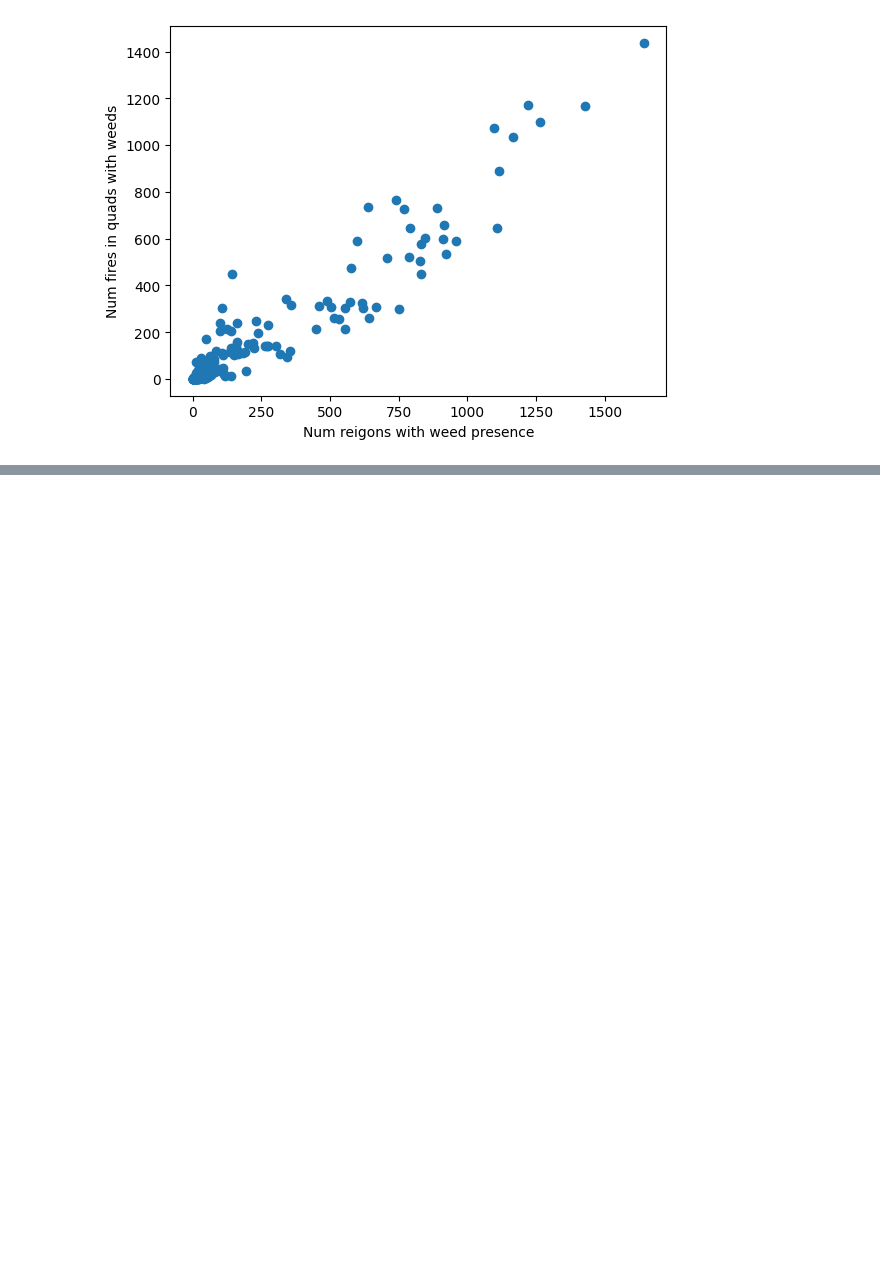
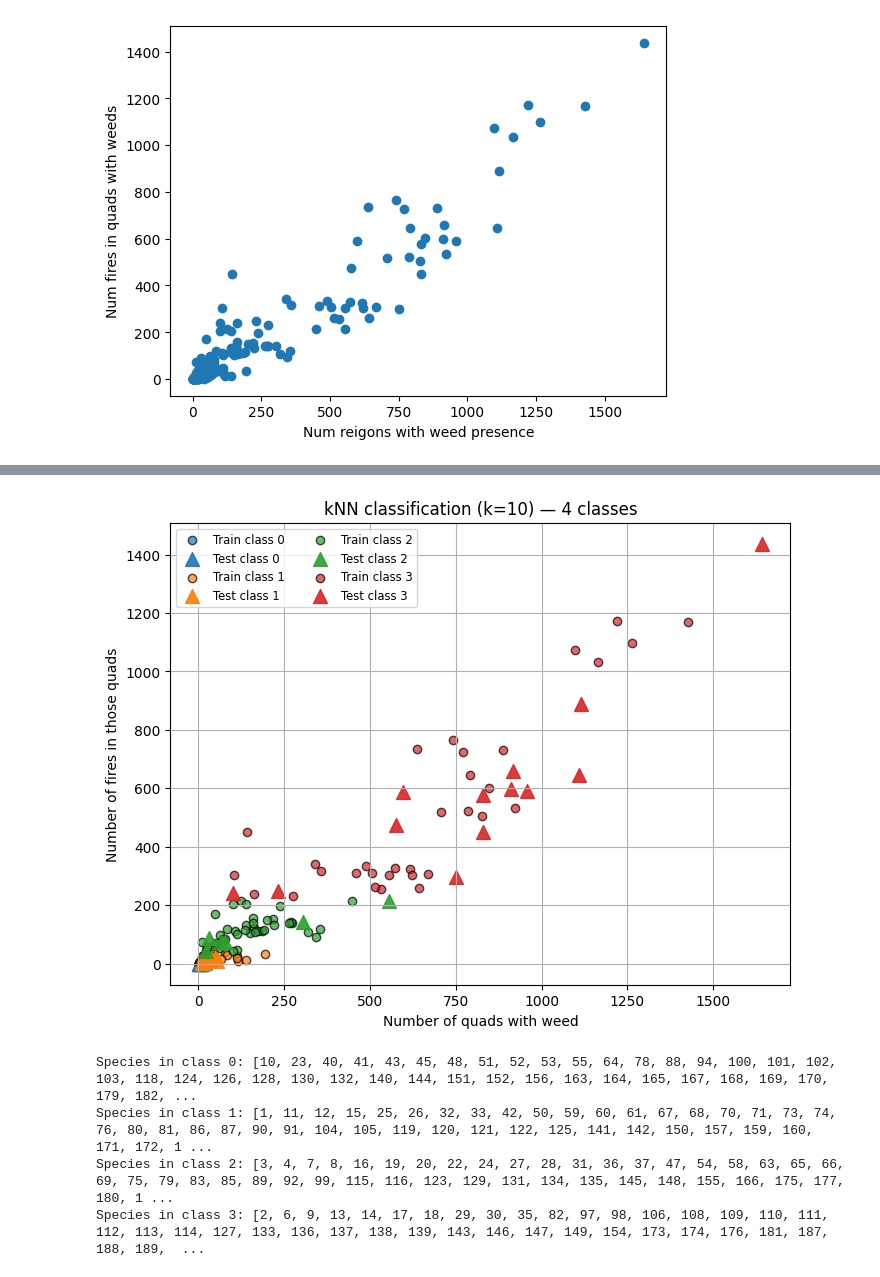
Before and after one commit to Ljosha/Fire_Plants, a Jupyter notebook: test_shapefile.ipynb, the cells around one changed output, grey strips where cells are left out. Cells and saved outputs as stored; diff of their text form; code cells hidden in the pictures; blank space fills up the shorter version.

```diff
--- a/test_shapefile.ipynb
+++ b/test_shapefile.ipynb
@@ -7,7 +7,7 @@ import warnings
 
 warnings.filterwarnings('ignore')
 # %%
-gdf = gpd.read_file(".\shapefile\quads3310-20131231.shp")
+gdf = gpd.read_file("/quads3310-20131231.shp")
 
 print(gdf.head())
 # %% [output]
@@ -53,9 +53,9 @@ plt.title("Species Distribution Across Quads")
 Text(0.5, 1.0, 'Species Distribution Across Quads')
 [figure]
 # %%
-california = gpd.read_file(".\shapefile\CA_State.shp")
+california = gpd.read_file("/CA_State.shp")
 california = california.to_crs(epsg = 3857)
-fires = gpd.read_file(".\shapefile\Perimeters.shp")
+fires = gpd.read_file("/Perimeters.shp")
 fires = fires[fires.is_valid]
 fires = fires.to_crs(epsg = 3857)
 # %%
@@ -113,0 +276,56 @@ plt.show()
+# %%
+X = np.column_stack((region_counts, fire_counts))
+y = y4        # <-- use 4-class labels now
+
+# train/test split
+split = int(0.8 * len(X))
+X_train, X_test = X[:split], X[split:]
+y_train, y_test = y[:split], y[split:]
+# %%
+import matplotlib.pyplot as plt
+import numpy as np
+
+plt.figure(figsize=(8, 6))
+for cls in range(4):
+    sel_tr = y_train == cls
+    sel_te = y_test == cls
+    # Get color from tab10 colormap for the current class
+    color = plt.cm.tab10(cls)
+    plt.scatter(
+        X_train[sel_tr, 0],
+        X_train[sel_tr, 1],
+        label=f"Train class {cls}",
+        marker="o",
+        color=color,  # Use the color from tab10
+        edgecolor="k",
+        alpha=0.7,
+    )
+    plt.scatter(
+        X_test[sel_te, 0],
+        X_test[sel_te, 1],
+        label=f"Test class {cls}",
+        marker="^",
+        color=color,  # Use the color from tab10
+        s=100,
+        alpha=0.9,
+    )
+
+plt.xlabel("Number of quads with weed")
+plt.ylabel("Number of fires in those quads")
+plt.title(f"kNN classification (k={k}) — 4 classes")
+plt.legend(ncol=2, fontsize="small")
+plt.grid(True)
+plt.show()
+
+for cls in range(4):
+    # Get indices of species in the current class
+    indices_in_class = np.where(y == cls)[0]
+    # Get the corresponding species IDs using the indices
+    species_in_class = [unique_species[i] for i in indices_in_class]
+    print(f"Species in class {cls}: {species_in_class}")
+# %% [output]
+[figure, added]
+Species in class 0: [10, 23, 40, 41, 43, 45, 48, 51, 52, 53, 55, 64, 78, 88, 94, 100, 101, 102, 103, 118, 124, 126, 128, 130, 132, 140, 144, 151, 152, 156, 163, 164, 165, 167, 168, 169, 170, 179, 182, ...
+Species in class 1: [1, 11, 12, 15, 25, 26, 32, 33, 42, 50, 59, 60, 61, 67, 68, 70, 71, 73, 74, 76, 80, 81, 86, 87, 90, 91, 104, 105, 119, 120, 121, 122, 125, 141, 142, 150, 157, 159, 160, 171, 172, 1 ...
+Species in class 2: [3, 4, 7, 8, 16, 19, 20, 22, 24, 27, 28, 31, 36, 37, 47, 54, 58, 63, 65, 66, 69, 75, 79, 83, 85, 89, 92, 99, 115, 116, 123, 129, 131, 134, 135, 145, 148, 155, 166, 175, 177, 180, 1 ...
+Species in class 3: [2, 6, 9, 13, 14, 17, 18, 29, 30, 35, 82, 97, 98, 106, 108, 109, 110, 111, 112, 113, 114, 127, 133, 136, 137, 138, 139, 143, 146, 147, 149, 154, 173, 174, 176, 181, 187, 188, 189,  ...
```
Also changed, not shown: parts of 4 cells of this notebook.
